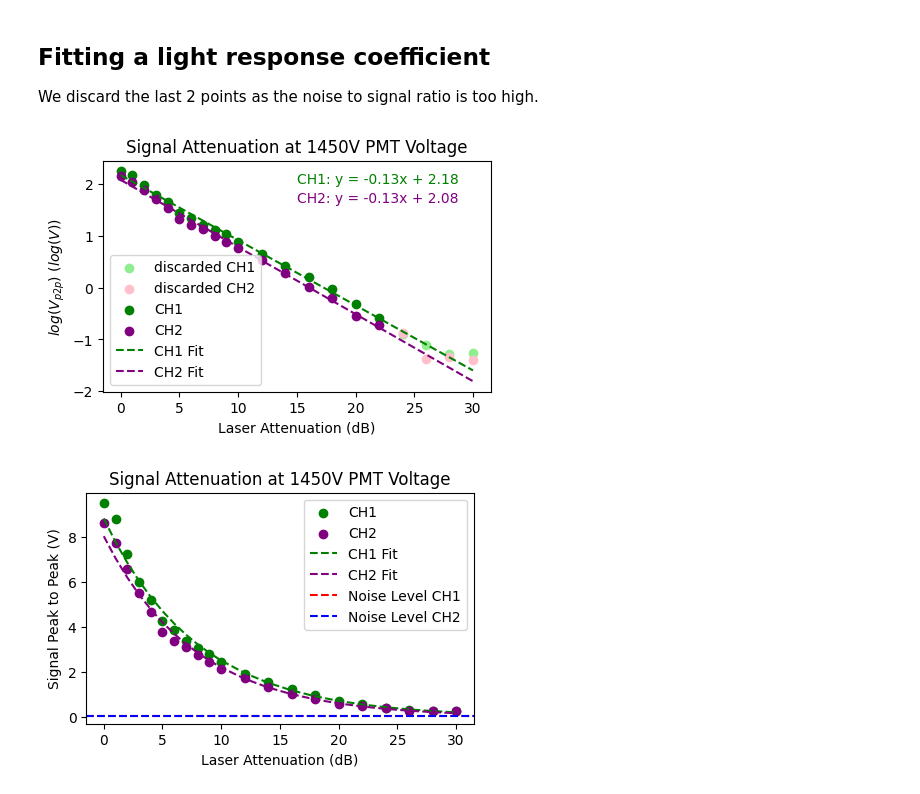
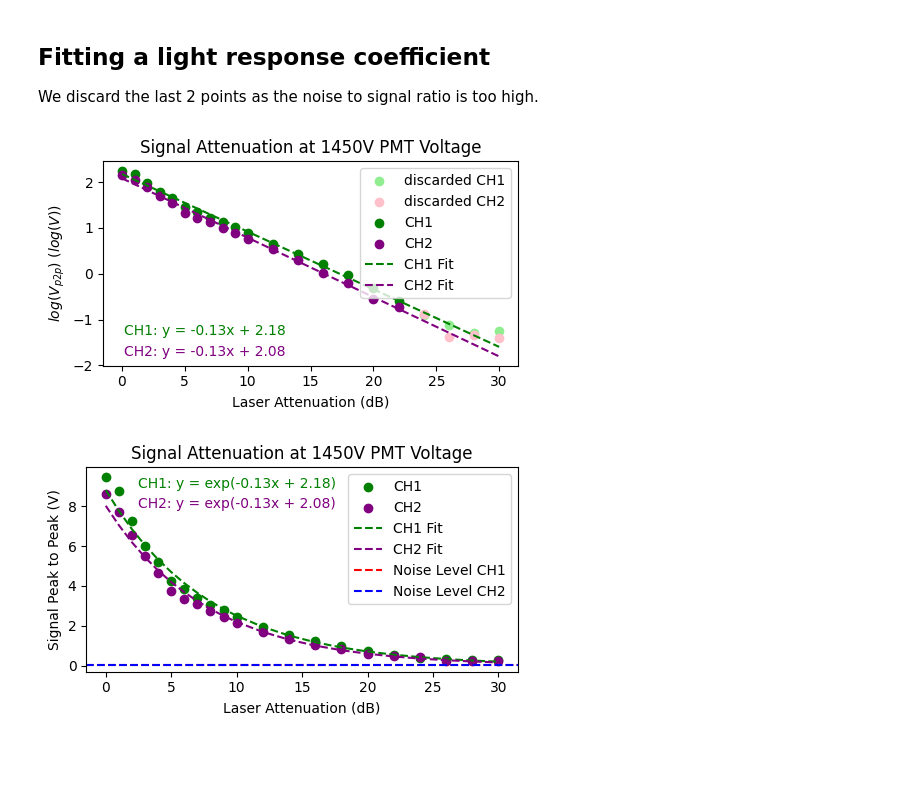
Before and after one commit to ficnawode/msc-python-analysis, a Jupyter notebook: analysis/db_light_response.ipynb, the cells around one changed output. Cells and saved outputs as stored; diff of their text form; code cells hidden in the pictures; blank space fills up the shorter version.

```diff
--- a/analysis/db_light_response.ipynb
+++ b/analysis/db_light_response.ipynb
@@ -111,36 +111,37 @@ df['logCH2'] = np.log(df['CH2'])
 
 df_fit = df[:-4].copy()
 
 plt.figure(figsize=FIGSIZE)
 
 plt.scatter(df['attenuation'][-4:], df['logCH1'][-4:], color='lightgreen', label='discarded CH1')
 plt.scatter(df['attenuation'][-4:], df['logCH2'][-4:], color = 'pink', label='discarded CH2')
 
 plt.scatter(df_fit['attenuation'], df_fit['logCH1'], color='green', label='CH1')
 plt.scatter(df_fit['attenuation'], df_fit['logCH2'], color = 'purple', label='CH2')
 
 # fit lines to the ch1 and ch2 log data
 m1, b1 = np.polyfit(df_fit['attenuation'], df_fit['logCH1'], 1)
 m2, b2 = np.polyfit(df_fit['attenuation'], df_fit['logCH2'], 1)
 
 # display the fit line parameters as text on the plot
-plt.text(0.5, 0.9, f'CH1: y = {m1:.2f}x + {b1:.2f}', color='green', transform=plt.gca().transAxes)
-plt.text(0.5, 0.82, f'CH2: y = {m2:.2f}x + {b2:.2f}', color='purple', transform=plt.gca().transAxes)
+plt.text(0.05, 0.15, f'CH1: y = {m1:.2f}x + {b1:.2f}', color='green', transform=plt.gca().transAxes)
+plt.text(0.05, 0.05, f'CH2: y = {m2:.2f}x + {b2:.2f}', color='purple', transform=plt.gca().transAxes)
 
 plt.plot(df['attenuation'], m1*df['attenuation'] + b1, color='green', label='CH1 Fit', linestyle='--')
 plt.plot(df['attenuation'], m2*df['attenuation'] + b2, color='purple', label='CH2 Fit', linestyle='--')
 
 plt.xlabel('Laser Attenuation (dB)')
 plt.ylabel(r'$log(V_{p2p})$ $(log(V))$')
 plt.title('Signal Attenuation at 1450V PMT Voltage')
 plt.legend()
 
 if SAVE_PLOTS:
     savefig_dir = 'plots/pmt_light_attenuation_tests/pmt1/'
+    plt.tight_layout()
     plt.savefig(savefig_dir + 'att_sig_log_1450V_fit.jpg', dpi=STANDARD_DPI)
 plt.show()
 # %% [output]
-[figure, old version]
+[figure, new version]
 # %%
 # transform the line parameters back to the non-logarithmic volt scale. Display the transformed line parameters as text on the plot
 
@@ -159,9 +160,15 @@ plt.ylabel('Signal Peak to Peak (V)')
 plt.title('Signal Attenuation at 1450V PMT Voltage')
 plt.legend()
 
+# display the fit line parameters as text on the plot
+plt.text(0.12, 0.9, f'CH1: y = exp({m1:.2f}x + {b1:.2f})', color='green', transform=plt.gca().transAxes)
+plt.text(0.12, 0.8, f'CH2: y = exp({m2:.2f}x + {b2:.2f})', color='purple', transform=plt.gca().transAxes)
+
+
 if SAVE_PLOTS:
     savefig_dir = 'plots/pmt_light_attenuation_tests/pmt1/'
+    plt.tight_layout()
     plt.savefig(savefig_dir + 'att_sig_exp_1450V_fit.jpg', dpi=STANDARD_DPI)
 plt.show()
 # %% [output]
-[figure, old version]
+[figure, new version]
```
Also changed, not shown: 18 other files.
